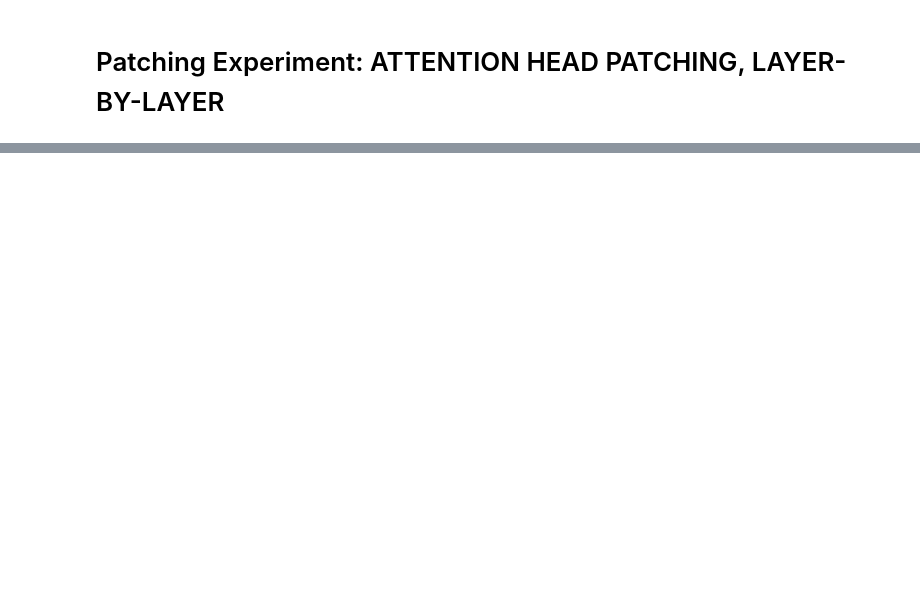
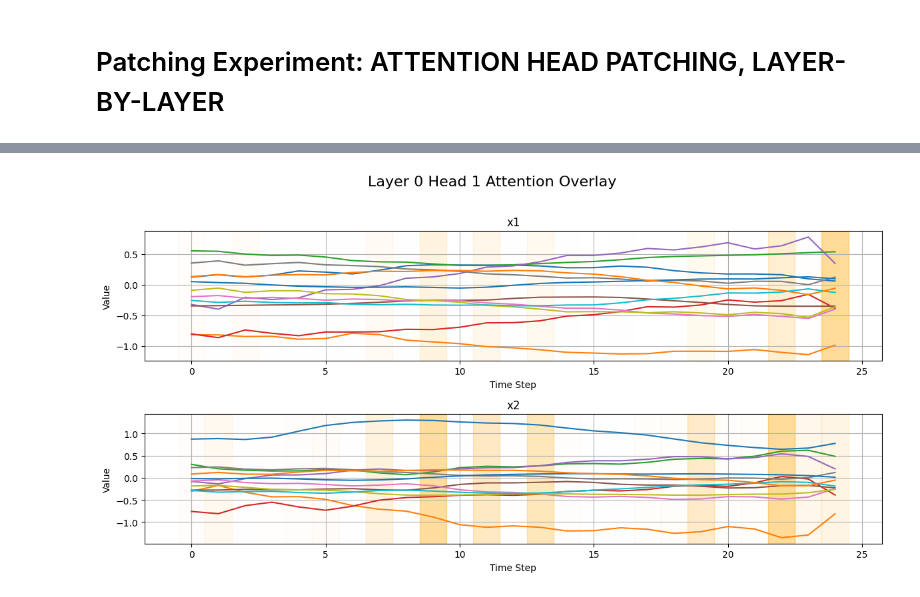
Before and after one commit to mathiisk/TSTpatching, a Jupyter notebook: TSTpatching.ipynb, the cells around one changed output, grey strips where cells are left out. Saved outputs shown, nothing was run; the diff lists cells and outputs as text; code cells hidden in the pictures; blank space fills up the shorter version.

```diff
--- a/TSTpatching.ipynb
+++ b/TSTpatching.ipynb
@@ -128,0 +155,15 @@ AttributeError: 'TimeSeriesTransformer' object has no attribute 'transformer_enc
+# %%
+layer_idx = 0
+head_idx = 1
+instances = [x1, x2]
+saliencies = [get_attention_saliency(model, inst, layer_idx, head_idx) for inst in instances]
+labels = ["x1", "x2"]
+
+plot_timeseries_with_attention_overlay(
+    instances=[inst.squeeze(0) for inst in instances],
+    saliencies=saliencies,
+    labels=labels,
+    title=f"Layer {layer_idx} Head {head_idx} Attention Overlay"
+)
+# %% [output]
+[figure, added]
```
Also changed, not shown: parts of 7 cells of this notebook, 1 other file.
